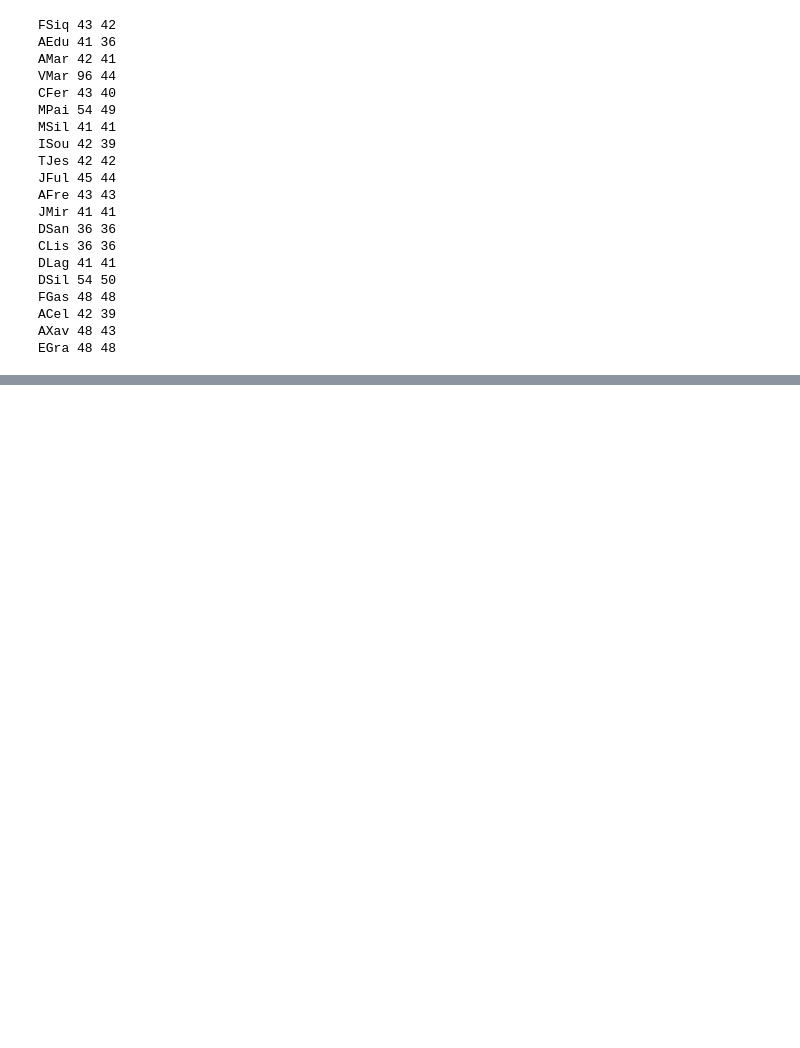
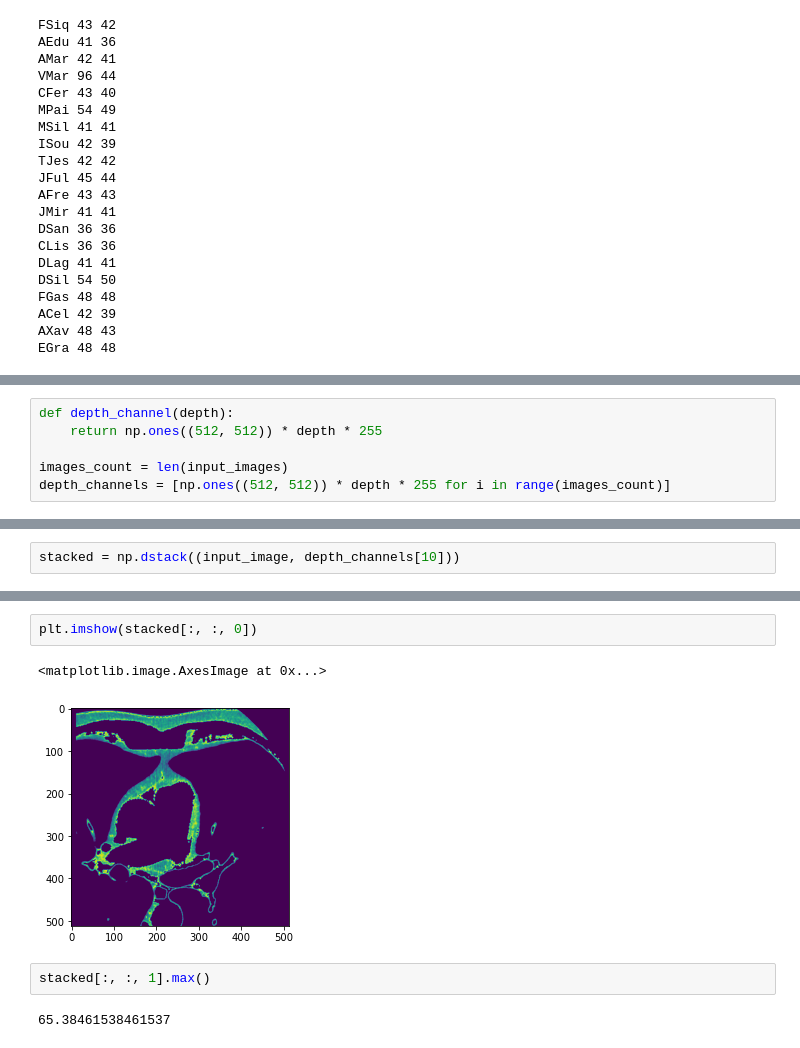
Before and after one commit to marinbenc/semi-3d-epifat-seg-elmar-21, a Jupyter notebook: notebooks/Exploration.ipynb, the cells around one changed output, grey strips where cells are left out. Saved outputs shown, nothing was run; the diff lists cells and outputs as text; blank space fills up the shorter version.

```diff
--- a/notebooks/Exploration.ipynb
+++ b/notebooks/Exploration.ipynb
@@ -398,0 +430,6 @@ EGra 48 48
+# %%
+def depth_channel(depth):
+    return np.ones((512, 512)) * depth * 255
+
+images_count = len(input_images)
+depth_channels = [np.ones((512, 512)) * depth * 255 for i in range(images_count)]
@@ -398,0 +442,2 @@ EGra 48 48
+# %%
+stacked = np.dstack((input_image, depth_channels[10]))
@@ -398,0 +448,9 @@ EGra 48 48
+# %%
+plt.imshow(stacked[:, :, 0])
+# %% [output]
+<matplotlib.image.AxesImage at 0x...>
+[figure, added]
+# %%
+stacked[:, :, 1].max()
+# %% [output]
+65.38461538461537
```
Also changed, not shown: parts of 5 cells of this notebook, 2 other files.
